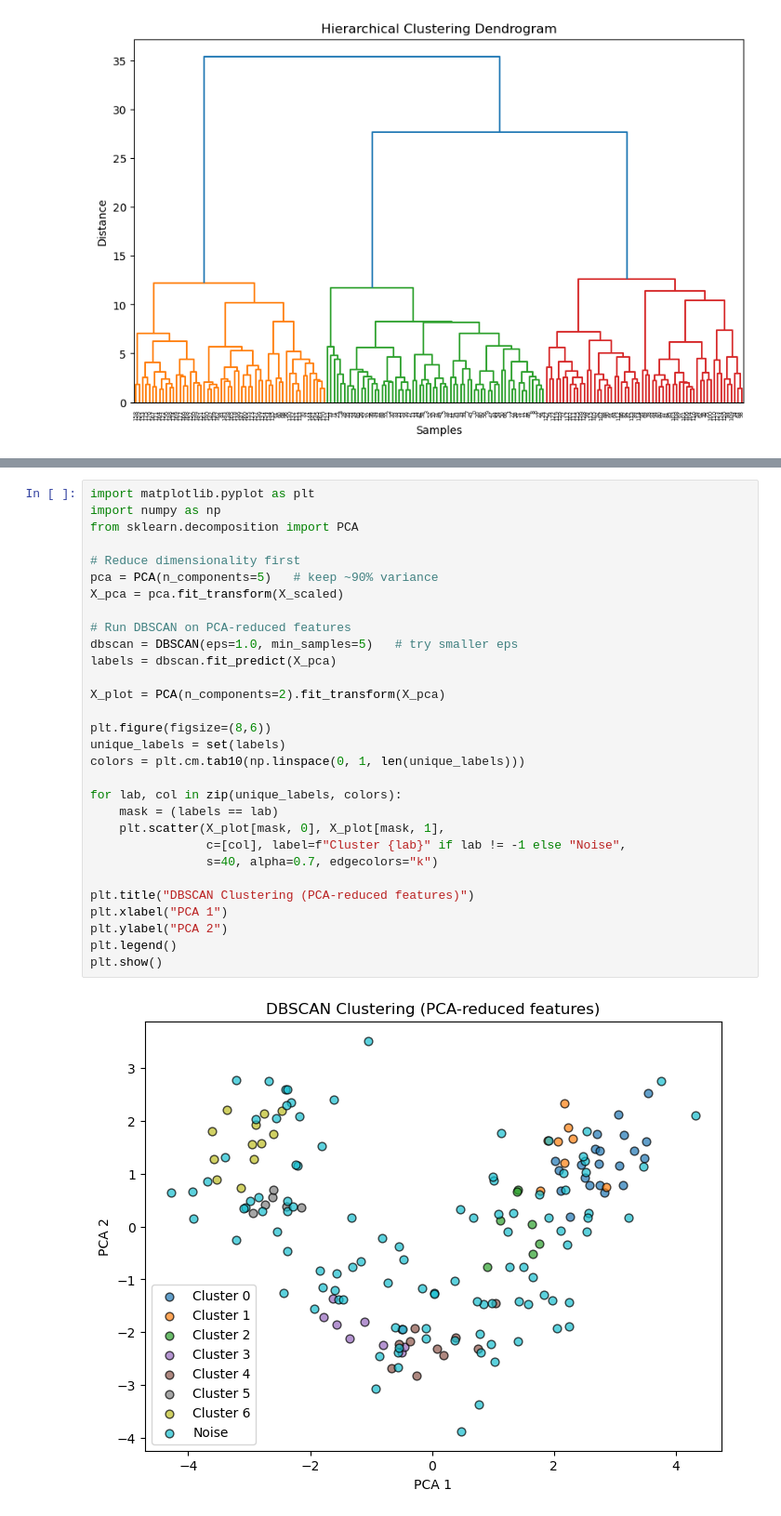
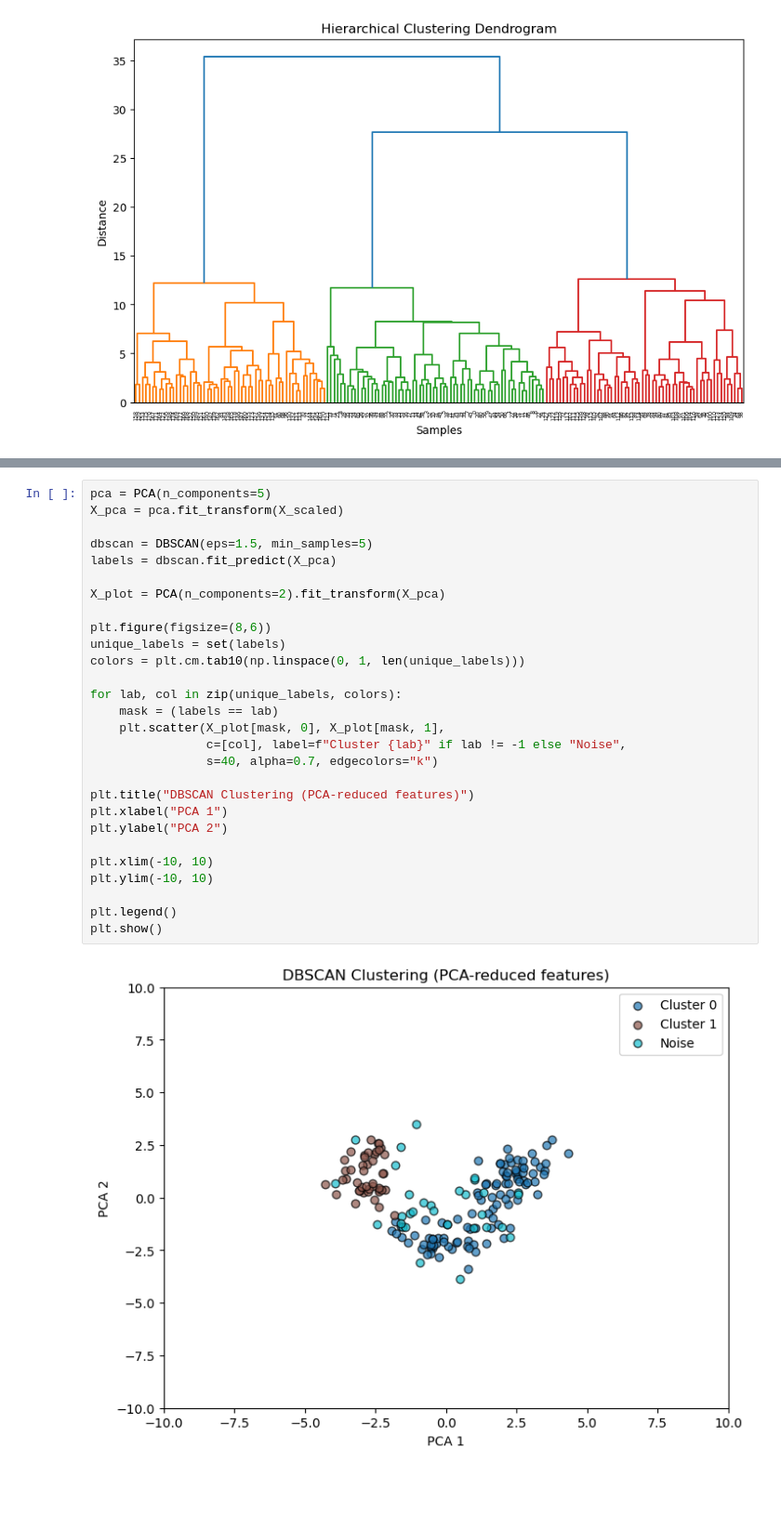
Before and after one commit to Malaravan13/Unsupervised, a Jupyter notebook: code.ipynb, the cells around one changed output, grey strips where cells are left out. Shown: that part at 93% size. Drawn from its saved outputs; the diff is of its cells as text; blank space fills up the shorter version.

```diff
--- a/code.ipynb
+++ b/code.ipynb
@@ -321,34 +287,32 @@ eps=1.0: 7 clusters, silhouette=-0.1254
 eps=1.5: 2 clusters, silhouette=0.2509
 eps=2.0: only one cluster found
 # %%
-import matplotlib.pyplot as plt
-import numpy as np
-from sklearn.decomposition import PCA
-
-# Reduce dimensionality first
-pca = PCA(n_components=5)   # keep ~90% variance
+pca = PCA(n_components=5)
 X_pca = pca.fit_transform(X_scaled)
 
-# Run DBSCAN on PCA-reduced features
-dbscan = DBSCAN(eps=1.0, min_samples=5)   # try smaller eps
+dbscan = DBSCAN(eps=1.5, min_samples=5)
 labels = dbscan.fit_predict(X_pca)
 
 X_plot = PCA(n_components=2).fit_transform(X_pca)
 
 plt.figure(figsize=(8,6))
 unique_labels = set(labels)
 colors = plt.cm.tab10(np.linspace(0, 1, len(unique_labels)))
 
 for lab, col in zip(unique_labels, colors):
     mask = (labels == lab)
     plt.scatter(X_plot[mask, 0], X_plot[mask, 1],
                 c=[col], label=f"Cluster {lab}" if lab != -1 else "Noise",
                 s=40, alpha=0.7, edgecolors="k")
 
 plt.title("DBSCAN Clustering (PCA-reduced features)")
 plt.xlabel("PCA 1")
 plt.ylabel("PCA 2")
+
+plt.xlim(-10, 10)
+plt.ylim(-10, 10)
+
 plt.legend()
 plt.show()
 # %% [output]
-[figure, old version]
+[figure, new version]
```
Also changed, not shown: parts of 7 cells of this notebook, 1 other file.
